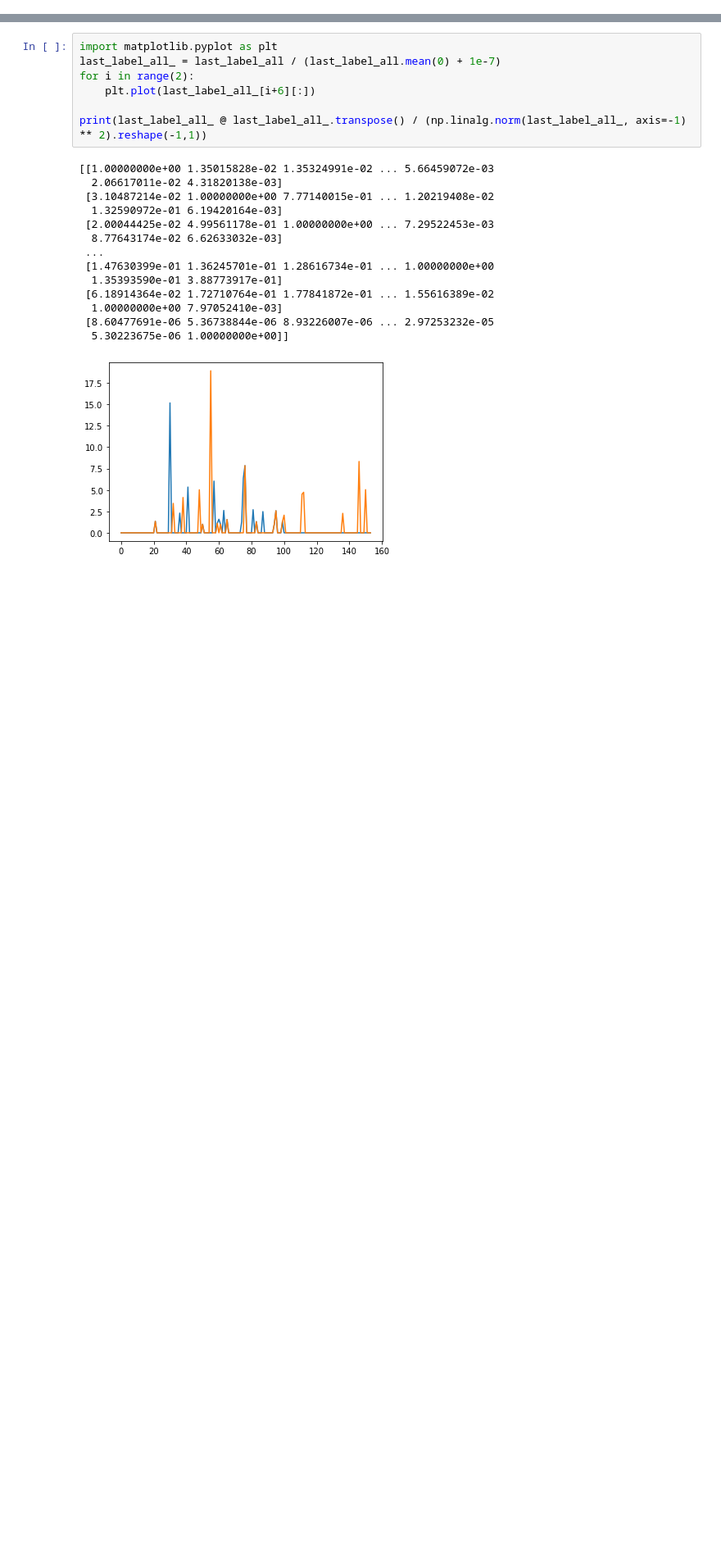
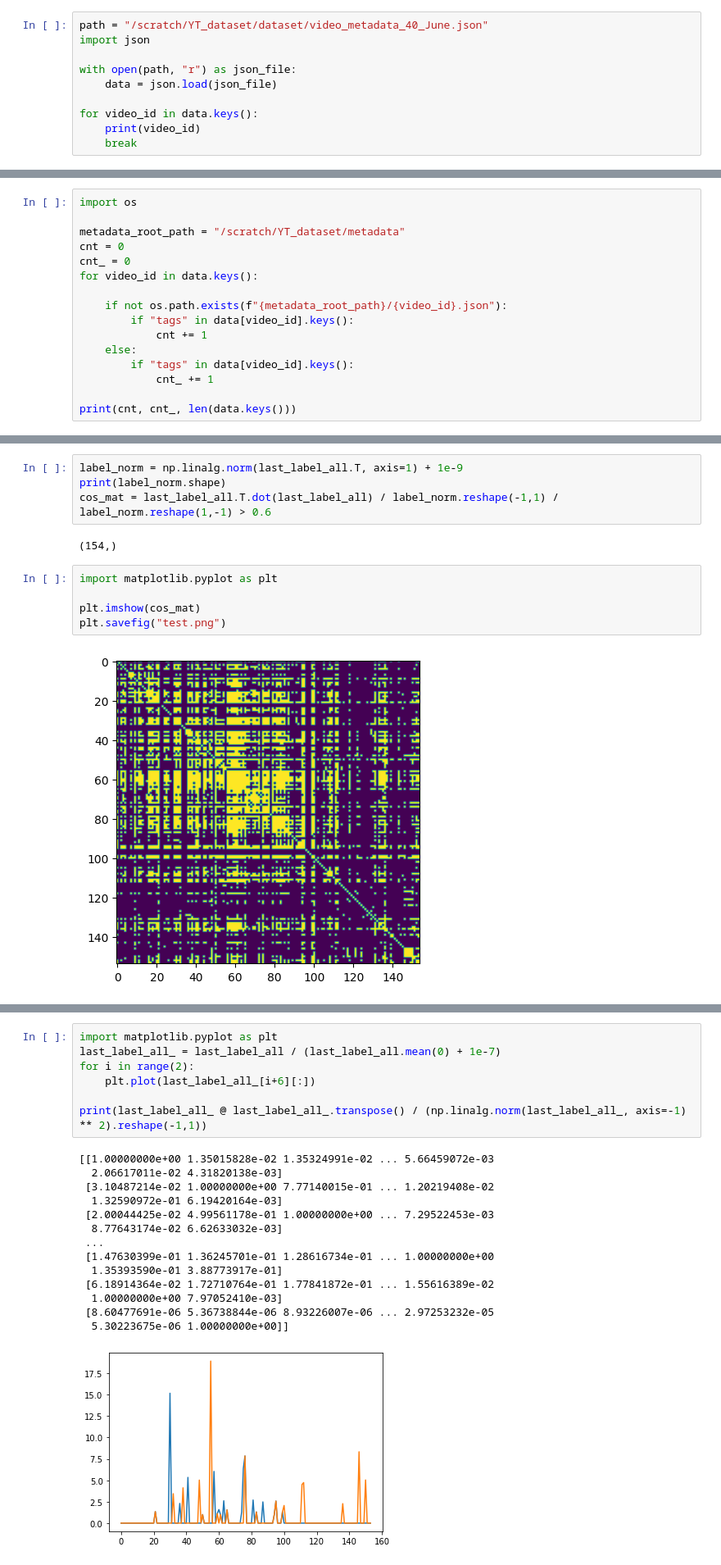
Before and after one commit to bitzj2015/YT-Project, a Jupyter notebook: data_preparation/test.ipynb, the cells around one changed output, grey strips where cells are left out. Shown at 82% size. Cells and saved outputs as stored; diff of their text form; blank space fills up the shorter version.

```diff
--- a/data_preparation/test.ipynb
+++ b/data_preparation/test.ipynb
@@ -0,0 +1,10 @@
+# %%
+path = "/scratch/YT_dataset/dataset/video_metadata_40_June.json"
+import json
+
+with open(path, "r") as json_file:
+    data = json.load(json_file)
+
+for video_id in data.keys():
+    print(video_id)
+    break
@@ -0,0 +13,16 @@
+# %%
+import os
+
+metadata_root_path = "/scratch/YT_dataset/metadata"
+cnt = 0
+cnt_ = 0
+for video_id in data.keys():
+
+    if not os.path.exists(f"{metadata_root_path}/{video_id}.json"):
+        if "tags" in data[video_id].keys():
+            cnt += 1
+    else:
+        if "tags" in data[video_id].keys():
+            cnt_ += 1
+
+print(cnt, cnt_, len(data.keys()))
@@ -288,3 +328,16 @@ logger.info("Input: {}, label: {}, label_type: {}, mask: {}, last_label: {}, las
+# %%
+label_norm = np.linalg.norm(last_label_all.T, axis=1) + 1e-9
+print(label_norm.shape)
+cos_mat = last_label_all.T.dot(last_label_all) / label_norm.reshape(-1,1) / label_norm.reshape(1,-1) > 0.6
+# %% [output]
+(154,)
+# %%
+import matplotlib.pyplot as plt
+
+plt.imshow(cos_mat)
+plt.savefig("test.png")
+# %% [output]
+[figure, added]
 # %%
 print(last_label_all.shape)
 
```
Also changed, not shown: parts of 5 cells of this notebook, 44 other files.
